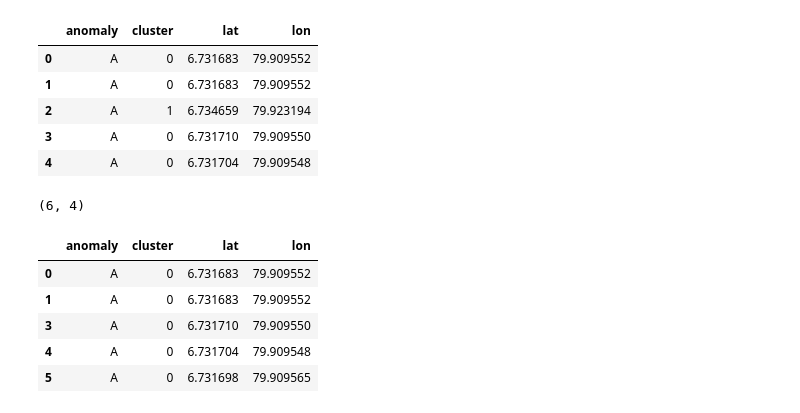
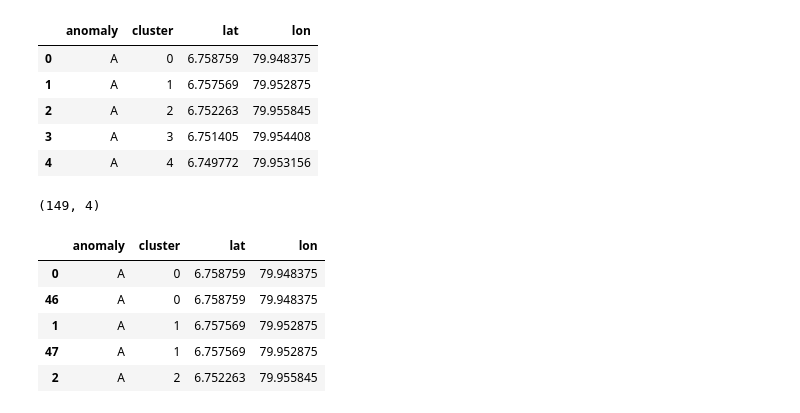
Before and after one commit to codemogroup/iRoads_Anomaly_Detection_using_Machine_Learning, a Jupyter notebook: Anomaly_Detection/Cluster_Data_Post_Processor.ipynb, the cells around one changed output. Cells and saved outputs as stored; diff of their text form; code cells hidden in the pictures.

```diff
--- a/Anomaly_Detection/Cluster_Data_Post_Processor.ipynb
+++ b/Anomaly_Detection/Cluster_Data_Post_Processor.ipynb
@@ -12,31 +12,31 @@ from imblearn.over_sampling import RandomOverSampler
 from imblearn.over_sampling import SMOTE
 from pandas_ml import ConfusionMatrix
 # %%
-raw_data_file_name= "Clustered_Data/dilum_sir_route_without_duplications_radius_5_samplesize_5.json"
+raw_data_file_name= "Clustered_Data/dilum_sir_route_without_duplications_radius_5_samplesize_2.json"
 raw_data = pd.read_json(raw_data_file_name)
 raw_data.head(5)
 # %% [output]
 |  | anomaly | cluster | lat | lon |
-| 0 | A | 0 | 6.731683 | 79.909552 |
-| 1 | A | 0 | 6.731683 | 79.909552 |
-| 2 | A | 1 | 6.734659 | 79.923194 |
-| 3 | A | 0 | 6.731710 | 79.909550 |
-| 4 | A | 0 | 6.731704 | 79.909548 |
+| 0 | A | 0 | 6.758759 | 79.948375 |
+| 1 | A | 1 | 6.757569 | 79.952875 |
+| 2 | A | 2 | 6.752263 | 79.955845 |
+| 3 | A | 3 | 6.751405 | 79.954408 |
+| 4 | A | 4 | 6.749772 | 79.953156 |
 # %%
 raw_data.shape
 # %% [output]
-(6, 4)
+(149, 4)
 # %%
 raw_data = raw_data.sort_values(by=['cluster'])
 # %%
 raw_data.head(5)
 # %% [output]
 |  | anomaly | cluster | lat | lon |
-| 0 | A | 0 | 6.731683 | 79.909552 |
-| 1 | A | 0 | 6.731683 | 79.909552 |
-| 3 | A | 0 | 6.731710 | 79.909550 |
-| 4 | A | 0 | 6.731704 | 79.909548 |
-| 5 | A | 0 | 6.731698 | 79.909565 |
+| 0 | A | 0 | 6.758759 | 79.948375 |
+| 46 | A | 0 | 6.758759 | 79.948375 |
+| 1 | A | 1 | 6.757569 | 79.952875 |
+| 47 | A | 1 | 6.757569 | 79.952875 |
+| 2 | A | 2 | 6.752263 | 79.955845 |
 # %%
 raw_data = raw_data.groupby(['cluster']).mean()
 raw_data
```
Also changed, not shown: parts of 7 cells of this notebook, 13 other files.
